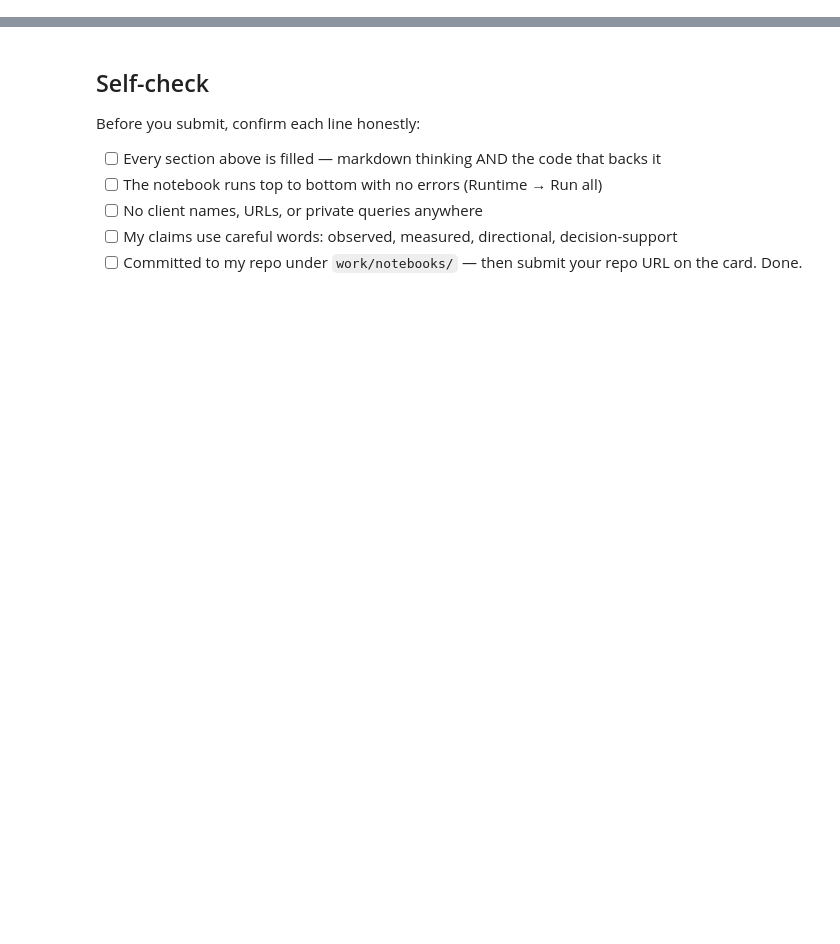
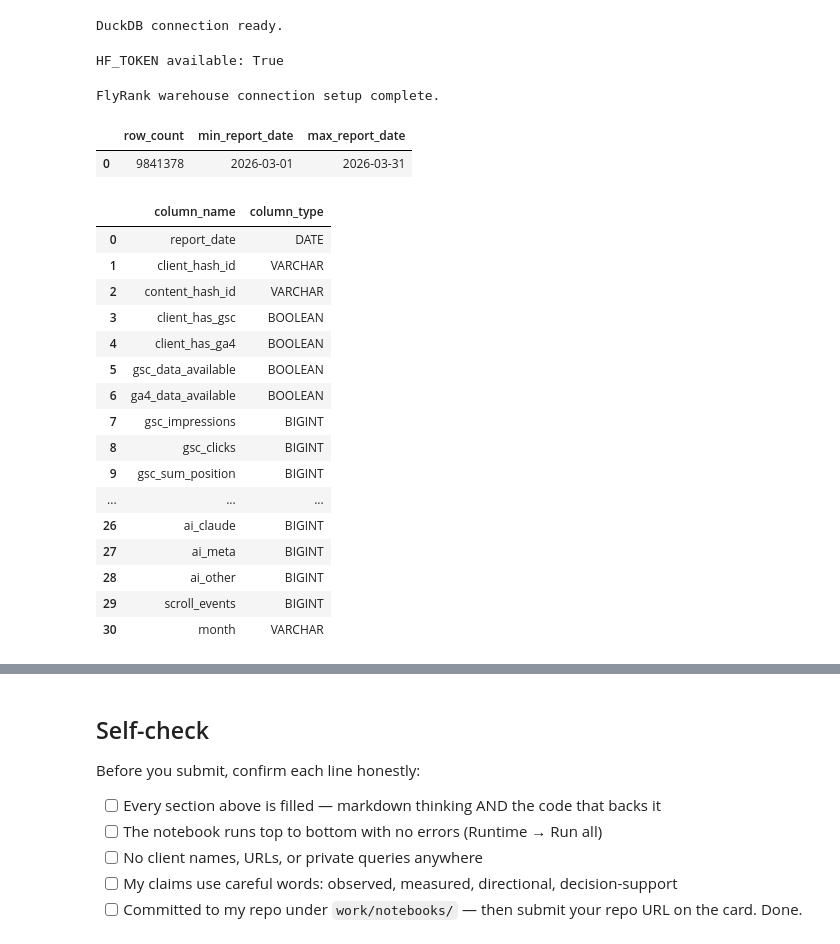
Before and after one commit to hadiya27/hadiya-flyrank-ml-internship, a Jupyter notebook: work/notebooks/w04_baseline_score.ipynb, the cells around one changed output, grey strips where cells are left out. Drawn from its saved outputs; the diff is of its cells as text; code cells hidden in the pictures; blank space fills up the shorter version.

```diff
--- a/work/notebooks/w04_baseline_score.ipynb
+++ b/work/notebooks/w04_baseline_score.ipynb
@@ -22,0 +12,80 @@ This skeleton is yours to fill. Work the sections **in order** — each one has
+# %%
+# Connect to DuckDB
+con = duckdb.connect()
+
+print("DuckDB connection ready.")
+# %% [output]
+DuckDB connection ready.
+# %%
+from google.colab import userdata
+
+hf_token = userdata.get("HF_TOKEN")
+
+print("HF_TOKEN available:", hf_token is not None)
+# %% [output]
+HF_TOKEN available: True
+# %%
+from google.colab import userdata
+import duckdb
+
+hf_token = userdata.get("HF_TOKEN")
+
+con = duckdb.connect()
+
+con.execute("INSTALL httpfs;")
+con.execute("LOAD httpfs;")
+
+con.execute(f"""
+    CREATE OR REPLACE SECRET hf_secret (
+        TYPE HUGGINGFACE,
+        TOKEN '{hf_token}'
+    );
+""")
+
+print("FlyRank warehouse connection setup complete.")
+# %% [output]
+FlyRank warehouse connection setup complete.
+# %%
+result = con.execute("""
+SELECT
+    COUNT(*) AS row_count,
+    MIN(report_date) AS min_report_date,
+    MAX(report_date) AS max_report_date
+FROM read_parquet(
+    'hf://datasets/FlyRank/internship-warehouse/fact_content_daily_performance/month=2026-03/*.parquet'
+)
+""").fetchdf()
+
+result
+# %% [output]
+|  | row_count | min_report_date | max_report_date |
+| 0 | 9841378 | 2026-03-01 | 2026-03-31 |
+# %%
+# Inspect the March warehouse columns we can use for the baseline
+columns = con.execute("""
+DESCRIBE
+SELECT *
+FROM read_parquet(
+    'hf://datasets/FlyRank/internship-warehouse/fact_content_daily_performance/month=2026-03/*.parquet'
+)
+""").fetchdf()
+
+columns[["column_name", "column_type"]]
+# %% [output]
+|  | column_name | column_type |
+| 0 | report_date | DATE |
+| 1 | client_hash_id | VARCHAR |
+| 2 | content_hash_id | VARCHAR |
+| 3 | client_has_gsc | BOOLEAN |
+| 4 | client_has_ga4 | BOOLEAN |
+| 5 | gsc_data_available | BOOLEAN |
+| 6 | ga4_data_available | BOOLEAN |
+| 7 | gsc_impressions | BIGINT |
+| 8 | gsc_clicks | BIGINT |
+| 9 | gsc_sum_position | BIGINT |
+| ... | ... | ... |
+| 26 | ai_claude | BIGINT |
+| 27 | ai_meta | BIGINT |
+| 28 | ai_other | BIGINT |
+| 29 | scroll_events | BIGINT |
+| 30 | month | VARCHAR |
```
Also changed, not shown: parts of 18 cells of this notebook.
